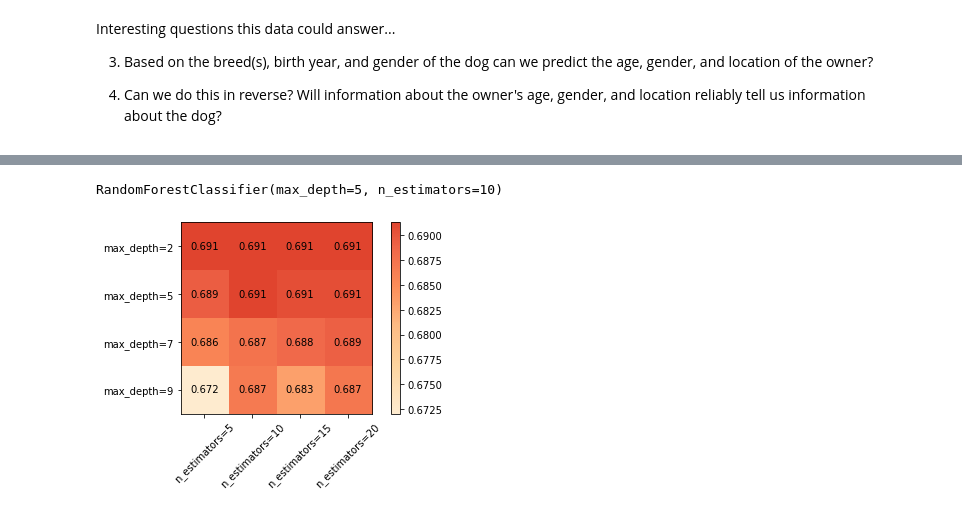
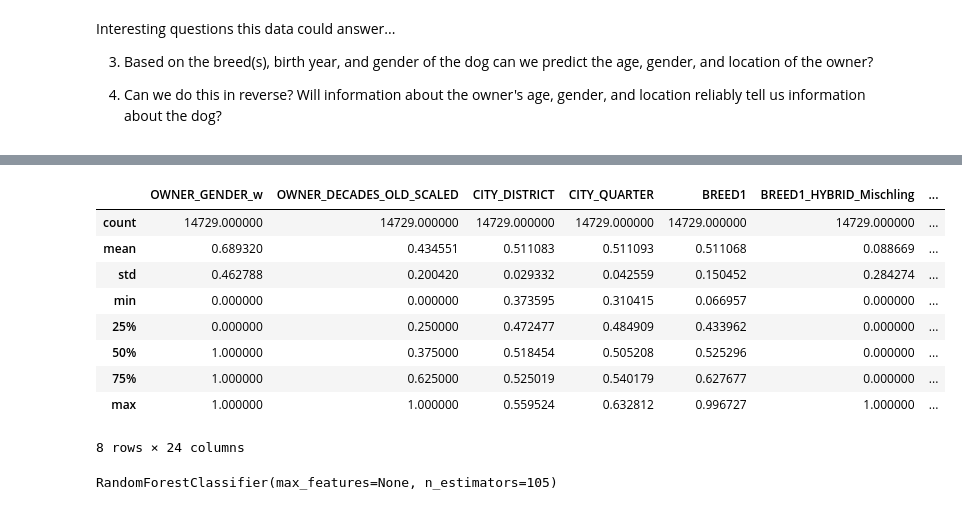
Before and after one commit to nycantwell/nycantwell, a Jupyter notebook: Data_storytelling_swiss_dog_owners/Swiss_dogs_story.ipynb, the cells around one changed output, grey strips where cells are left out. Drawn from its saved outputs; the diff is of its cells as text; code cells hidden in the pictures.

```diff
--- a/Data_storytelling_swiss_dog_owners/Swiss_dogs_story.ipynb
+++ b/Data_storytelling_swiss_dog_owners/Swiss_dogs_story.ipynb
@@ -95,0 +249,5 @@ Interesting questions this data could answer...
+# %%
+# Merge FCI groups as new column into df_15_17
+df_15_17['BREED1'] = df_15_17['BREED1'].str.lower()
+df_15_17 = df_15_17.merge(zurich_to_fci_lookup, on='BREED1', how='left')
+df_15_17.FCI_GROUP.value_counts()
@@ -268,21 +448,34 @@ Index(['HOLDER_ID', 'AGE', 'GENDER_m', 'GENDER_w', 'URBAN_CIRCLE',
+# %%
+X_train.describe()
+# KNN or ADABOOST?
+# TARGET ENCODE AND THEN SCALE?
+# Bootstrap for classes that are unbalanced? w/m, age, etc.
+# S,M,L dogs? By weight
+# %% [output]
+|  | OWNER_GENDER_w | OWNER_DECADES_OLD_SCALED | CITY_DISTRICT | CITY_QUARTER | BREED1 | BREED1_HYBRID_Mischling | ... |
+| count | 14729.000000 | 14729.000000 | 14729.000000 | 14729.000000 | 14729.000000 | 14729.000000 | ... |
+| mean | 0.689320 | 0.434551 | 0.511083 | 0.511093 | 0.511068 | 0.088669 | ... |
+| std | 0.462788 | 0.200420 | 0.029332 | 0.042559 | 0.150452 | 0.284274 | ... |
+| min | 0.000000 | 0.000000 | 0.373595 | 0.310415 | 0.066957 | 0.000000 | ... |
+| 25% | 0.000000 | 0.250000 | 0.472477 | 0.484909 | 0.433962 | 0.000000 | ... |
+| 50% | 1.000000 | 0.375000 | 0.518454 | 0.505208 | 0.525296 | 0.000000 | ... |
+| 75% | 1.000000 | 0.625000 | 0.525019 | 0.540179 | 0.627677 | 0.000000 | ... |
+| max | 1.000000 | 1.000000 | 0.559524 | 0.632812 | 0.996727 | 1.000000 | ... |
+8 rows × 24 columns
 # %%
 # Grid Search from: https://stackoverflow.com/questions/38151615/specific-cross-validation-with-random-forest
 from sklearn.model_selection import cross_val_score
 from sklearn.model_selection import GridSearchCV
 from sklearn.ensemble import RandomForestClassifier
 from sklearn.metrics import confusion_matrix
-from sklearn_evaluation import plot
 
-# creating a RF classifier
 clf = RandomForestClassifier()
-
-param_grid = {'n_estimators': [5,10,15,20], 'max_depth': [2, 5, 7, 9]}
+param_grid = {'n_estimators': [20,60,80,95,105,110], 'max_depth': [None], 'max_features': [None],
+    'min_samples_leaf': [1,2,3,4,5]}
 
 grid_clf = GridSearchCV(clf, param_grid, cv=5)
 grid_clf.fit(X_train, y_train)
 
-plot.grid_search(grid_clf.cv_results_, change=('n_estimators', 'max_depth'))
 print(grid_clf.best_estimator_)
 # %% [output]
-RandomForestClassifier(max_depth=5, n_estimators=10)
+RandomForestClassifier(max_features=None, n_estimators=105)
-[figure, removed]
```
Also changed, not shown: parts of 29 cells of this notebook, 13 other files.
